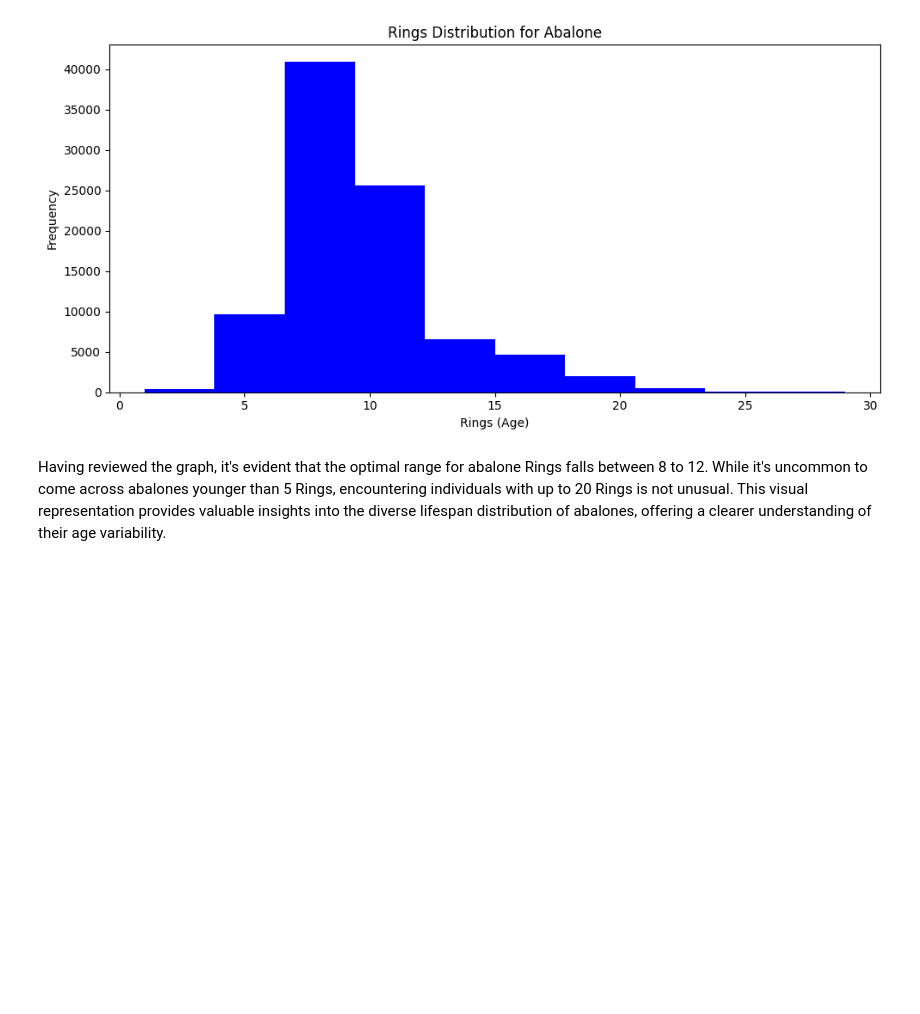
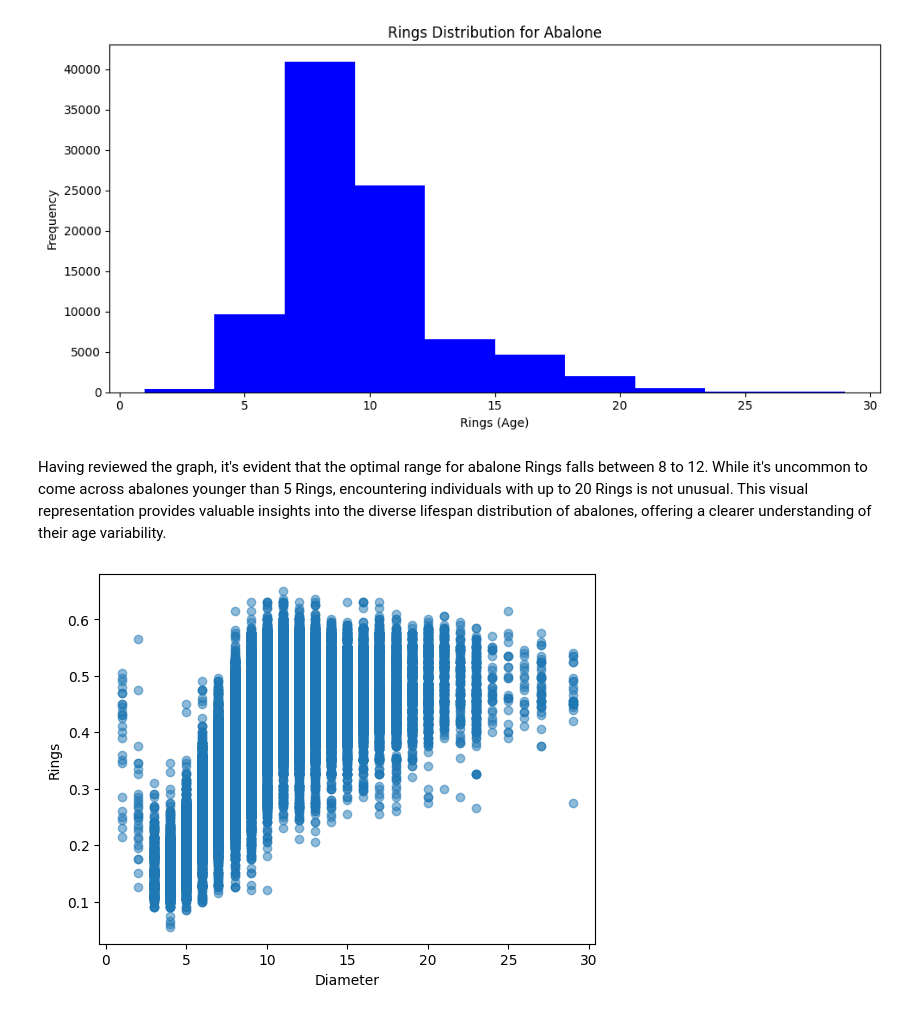
Before and after one commit to ritik1804k/Hotel-Booking-Analysis-, a Jupyter notebook: analyzing-abalone-age.ipynb, the cells around one changed output. Cells and saved outputs as stored; diff of their text form; code cells hidden in the pictures; blank space fills up the shorter version.

```diff
--- a/analyzing-abalone-age.ipynb
+++ b/analyzing-abalone-age.ipynb
@@ -217,3 +217,12 @@ plt.show()
 [figure]
 # %% [markdown]
 Having reviewed the graph, it's evident that the optimal range for abalone Rings falls between 8 to 12. While it's uncommon to come across abalones younger than 5 Rings, encountering individuals with up to 20 Rings is not unusual. This visual representation provides valuable insights into the diverse lifespan distribution of abalones, offering a clearer understanding of their age variability.
+# %%
+# Chart - 9 visualization code
+# data = df['Rings']
+plt.scatter(df.Rings, df.Diameter ,  alpha=0.5)
+plt.ylabel('Rings')
+plt.xlabel('Diameter')
+plt.show()
+# %% [output]
+[figure, added]
```
Also changed, not shown: parts of 1 cell of this notebook.
